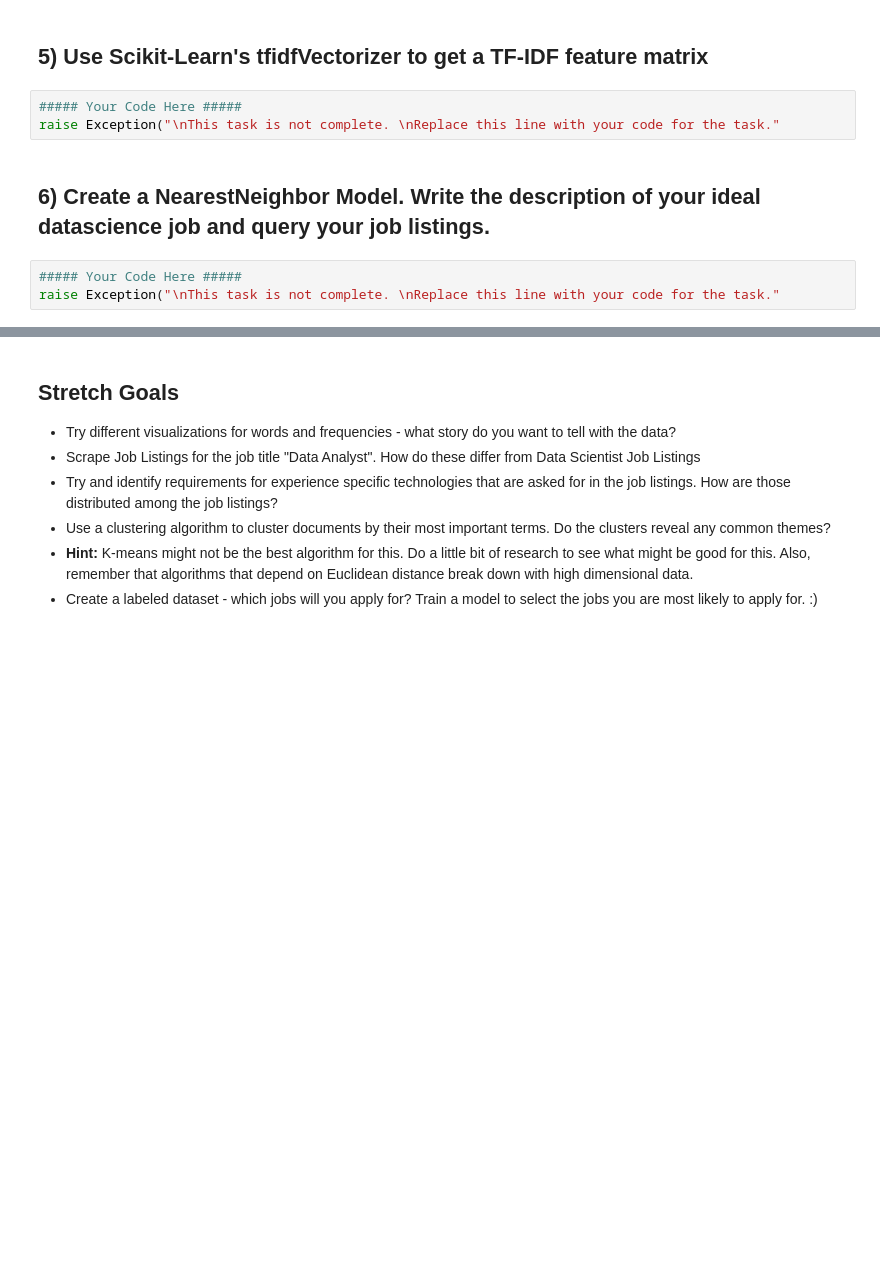
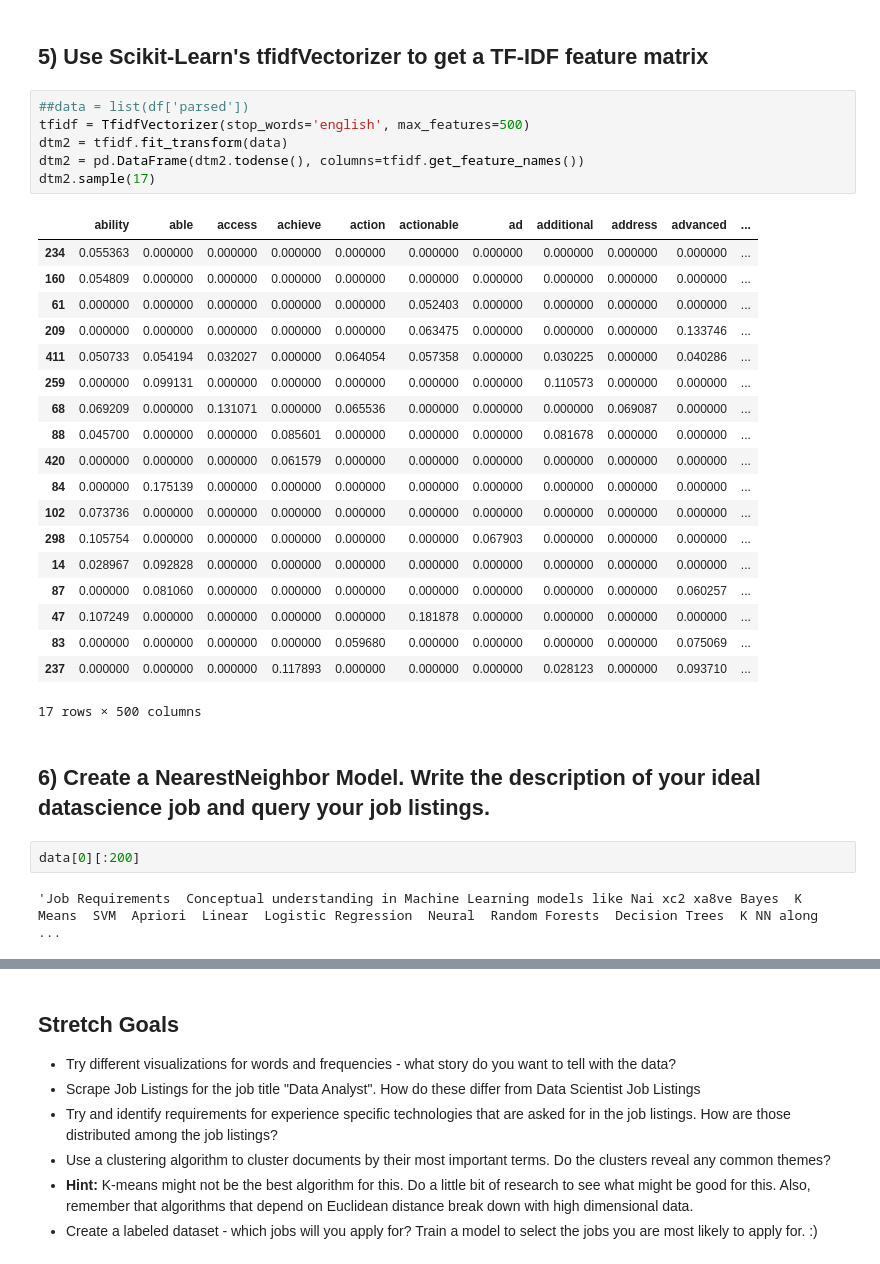
Before and after one commit to DoctorDroid/NLP, a Jupyter notebook: module2-vector-representations/LS_DS_412_Vector_Representations_Assignment.ipynb, the cells around one changed output, grey strips where cells are left out. Saved outputs shown, nothing was run; the diff lists cells and outputs as text; blank space fills up the shorter version.

Commit message:
all done except KNN

```diff
--- a/module2-vector-representations/LS_DS_412_Vector_Representations_Assignment.ipynb
+++ b/module2-vector-representations/LS_DS_412_Vector_Representations_Assignment.ipynb
@@ -71,10 +110,34 @@ raise Exception("\nThis task is not complete. \nReplace this line with your code
 # %% [markdown]
 ## 5) Use Scikit-Learn's tfidfVectorizer to get a TF-IDF feature matrix
-# %%
-##### Your Code Here #####
-raise Exception("\nThis task is not complete. \nReplace this line with your code for the task."
+# %%
+##data = list(df['parsed'])
+tfidf = TfidfVectorizer(stop_words='english', max_features=500)
+dtm2 = tfidf.fit_transform(data)
+dtm2 = pd.DataFrame(dtm2.todense(), columns=tfidf.get_feature_names())
+dtm2.sample(17)
+# %% [output]
+|  | ability | able | access | achieve | action | actionable | ad | additional | address | advanced | ... |
+| 234 | 0.055363 | 0.000000 | 0.000000 | 0.000000 | 0.000000 | 0.000000 | 0.000000 | 0.000000 | 0.000000 | 0.000000 | ... |
+| 160 | 0.054809 | 0.000000 | 0.000000 | 0.000000 | 0.000000 | 0.000000 | 0.000000 | 0.000000 | 0.000000 | 0.000000 | ... |
+| 61 | 0.000000 | 0.000000 | 0.000000 | 0.000000 | 0.000000 | 0.052403 | 0.000000 | 0.000000 | 0.000000 | 0.000000 | ... |
+| 209 | 0.000000 | 0.000000 | 0.000000 | 0.000000 | 0.000000 | 0.063475 | 0.000000 | 0.000000 | 0.000000 | 0.133746 | ... |
+| 411 | 0.050733 | 0.054194 | 0.032027 | 0.000000 | 0.064054 | 0.057358 | 0.000000 | 0.030225 | 0.000000 | 0.040286 | ... |
+| 259 | 0.000000 | 0.099131 | 0.000000 | 0.000000 | 0.000000 | 0.000000 | 0.000000 | 0.110573 | 0.000000 | 0.000000 | ... |
+| 68 | 0.069209 | 0.000000 | 0.131071 | 0.000000 | 0.065536 | 0.000000 | 0.000000 | 0.000000 | 0.069087 | 0.000000 | ... |
+| 88 | 0.045700 | 0.000000 | 0.000000 | 0.085601 | 0.000000 | 0.000000 | 0.000000 | 0.081678 | 0.000000 | 0.000000 | ... |
+| 420 | 0.000000 | 0.000000 | 0.000000 | 0.061579 | 0.000000 | 0.000000 | 0.000000 | 0.000000 | 0.000000 | 0.000000 | ... |
+| 84 | 0.000000 | 0.175139 | 0.000000 | 0.000000 | 0.000000 | 0.000000 | 0.000000 | 0.000000 | 0.000000 | 0.000000 | ... |
+| 102 | 0.073736 | 0.000000 | 0.000000 | 0.000000 | 0.000000 | 0.000000 | 0.000000 | 0.000000 | 0.000000 | 0.000000 | ... |
+| 298 | 0.105754 | 0.000000 | 0.000000 | 0.000000 | 0.000000 | 0.000000 | 0.067903 | 0.000000 | 0.000000 | 0.000000 | ... |
+| 14 | 0.028967 | 0.092828 | 0.000000 | 0.000000 | 0.000000 | 0.000000 | 0.000000 | 0.000000 | 0.000000 | 0.000000 | ... |
+| 87 | 0.000000 | 0.081060 | 0.000000 | 0.000000 | 0.000000 | 0.000000 | 0.000000 | 0.000000 | 0.000000 | 0.060257 | ... |
+| 47 | 0.107249 | 0.000000 | 0.000000 | 0.000000 | 0.000000 | 0.181878 | 0.000000 | 0.000000 | 0.000000 | 0.000000 | ... |
+| 83 | 0.000000 | 0.000000 | 0.000000 | 0.000000 | 0.059680 | 0.000000 | 0.000000 | 0.000000 | 0.000000 | 0.075069 | ... |
+| 237 | 0.000000 | 0.000000 | 0.000000 | 0.117893 | 0.000000 | 0.000000 | 0.000000 | 0.028123 | 0.000000 | 0.093710 | ... |
+17 rows × 500 columns
 # %% [markdown]
 ## 6) Create a NearestNeighbor Model. Write the description of your ideal datascience job and query your job listings.
-# %%
-##### Your Code Here #####
-raise Exception("\nThis task is not complete. \nReplace this line with your code for the task."
+# %%
+data[0][:200]
+# %% [output]
+'Job Requirements  Conceptual understanding in Machine Learning models like Nai xc2 xa8ve Bayes  K Means  SVM  Apriori  Linear  Logistic Regression  Neural  Random Forests  Decision Trees  K NN along  ...
```
Also changed, not shown: parts of 10 cells of this notebook.
